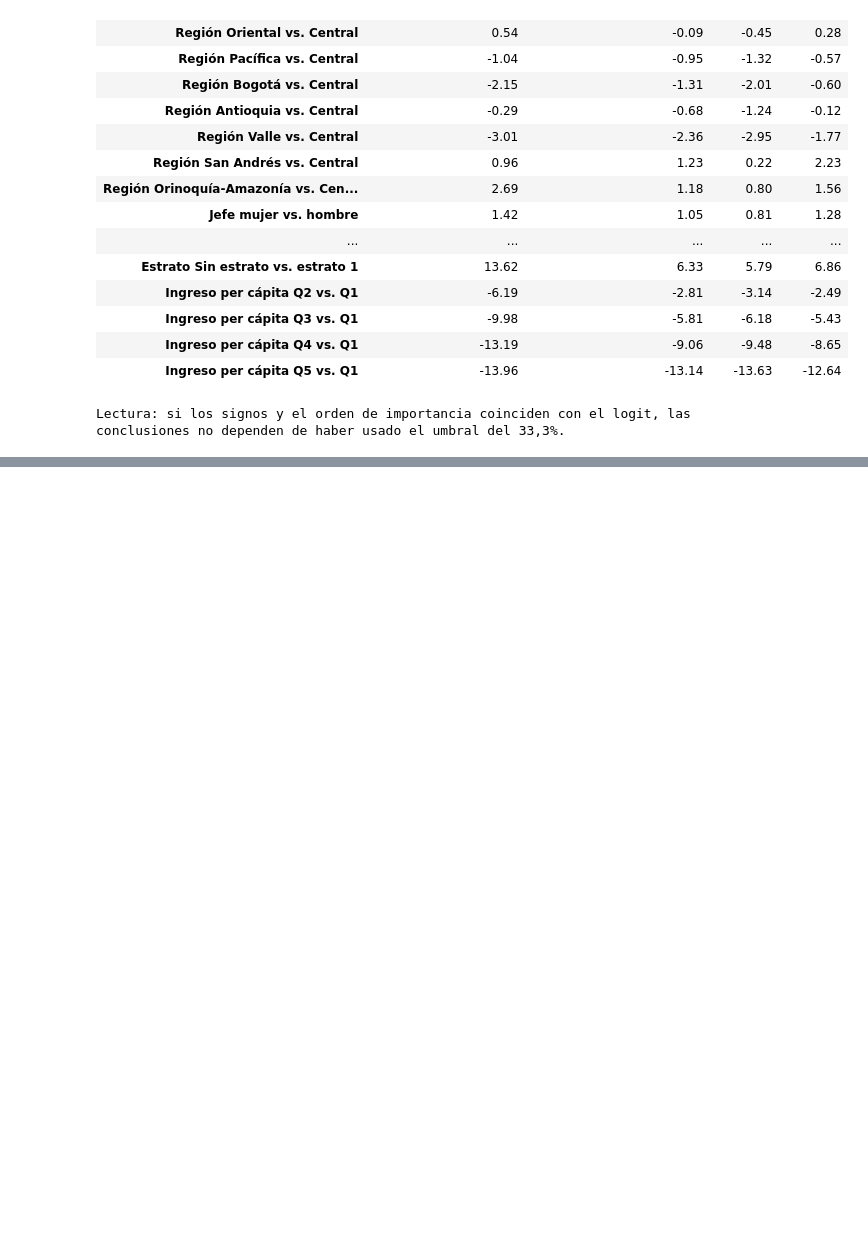
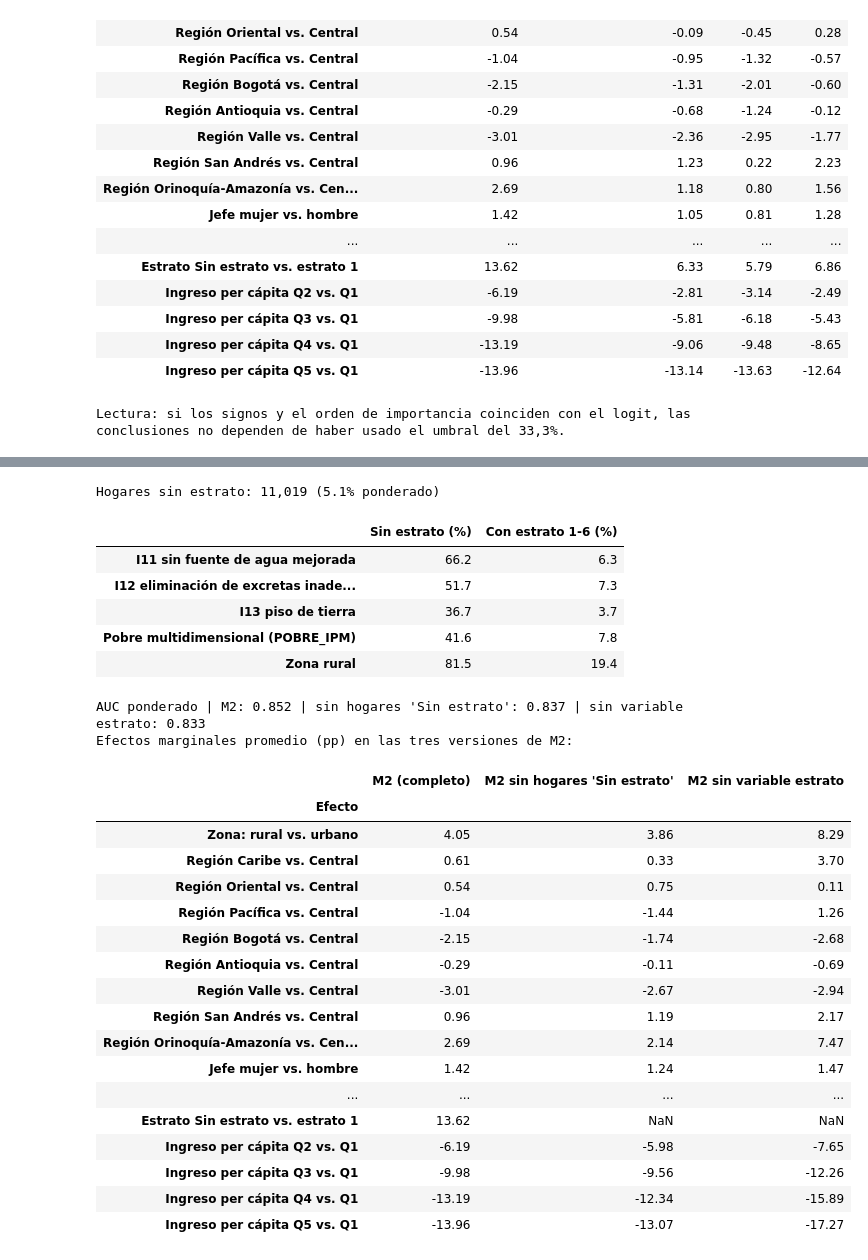
Before and after one commit to APES-M-JeissonS-JuanB/apes-pobreza-multidimensional-ecv2023, a Jupyter notebook: notebooks/APES_Entrega_Final.ipynb, the cells around one changed output, grey strips where cells are left out. Cells and saved outputs as stored; diff of their text form; code cells hidden in the pictures; blank space fills up the shorter version.

Commit message:
Completar entrega final: interpretación, robustez y evaluación del modelo

```diff
--- a/notebooks/APES_Entrega_Final.ipynb
+++ b/notebooks/APES_Entrega_Final.ipynb
@@ -1681,0 +1755,62 @@ Lectura: si los signos y el orden de importancia coinciden con el logit, las con
+# %%
+# 9.8 ROBUSTEZ: ¿EL ESTRATO ES UNA VARIABLE REALMENTE EXTERNA AL IPM?
+# Qué hace: (a) compara a los hogares sin estrato con los demás en los indicadores de servicios del IPM;
+#           (b) reajusta M2 sin esos hogares y sin la variable de estrato, y compara los efectos marginales.
+# Por qué: el estrato se asigna en la factura de energía. Un hogar sin estrato casi siempre carece de servicios
+#          públicos, y eso ya lo miden I11 (agua) e I12 (excretas). Si es así, ese efecto es en parte mecánico.
+sin = D["ESTRATO_CAT"] == "Sin estrato"
+def pct(m, c):
+    return 100 * np.average(c[m] if isinstance(c, pd.Series) else D.loc[m, c], weights=D.loc[m, "FEX_C"])
+filas_perfil = {"I11 sin fuente de agua mejorada": "I11_agua", "I12 eliminación de excretas inadecuada": "I12_excretas",
+                "I13 piso de tierra": "I13_pisos", "Pobre multidimensional (POBRE_IPM)": "POBRE_IPM"}
+perfil = pd.DataFrame({"Sin estrato (%)": [pct(sin, c) for c in filas_perfil.values()],
+                       "Con estrato 1-6 (%)": [pct(~sin, c) for c in filas_perfil.values()]}, index=list(filas_perfil))
+rural = (D["CLASE"] != 1).astype(int)
+perfil.loc["Zona rural"] = [pct(sin, rural), pct(~sin, rural)]
+print(f"Hogares sin estrato: {sin.sum():,} ({100*np.average(sin, weights=D['FEX_C']):.1f}% ponderado)")
+display(perfil.round(1))
+
+# (b) Dos reajustes de M2: (i) solo hogares con estrato 1-6; (ii) toda la muestra pero sin la variable de estrato.
+BASE_NOEST = BASE.replace(" + C(ESTRATO_CAT, Treatment(reference='1'))", "")
+D_con = D[~sin].copy()
+M2_con   = svy_glm("POBRE_IPM ~ " + BASE + ING, D_con)
+M2_noest = svy_glm("POBRE_IPM ~ " + BASE_NOEST + ING, D)
+A2_con   = tabla_ame(M2_con, D_con, con_ingreso=True)
+A2_noest = tabla_ame(M2_noest, D, con_ingreso=True)
+A2_noest = A2_noest[~A2_noest.index.str.startswith("Estrato")]      # el estrato no está en este modelo
+rob = (A2[["pp"]].rename(columns={"pp": "M2 (completo)"})
+       .join(A2_con[["pp"]].rename(columns={"pp": "M2 sin hogares 'Sin estrato'"}))
+       .join(A2_noest[["pp"]].rename(columns={"pp": "M2 sin variable estrato"})))
+auc = lambda r: roc_auc_score(r.y, r.mu, sample_weight=r.w)
+print(f"AUC ponderado | M2: {AUC2:.3f} | sin hogares 'Sin estrato': {auc(M2_con):.3f} | sin variable estrato: {auc(M2_noest):.3f}")
+print("Efectos marginales promedio (pp) en las tres versiones de M2:")
+display(rob.round(2))
+rob.to_csv(os.path.join(TABLAS, "09_robustez_estrato.csv")); perfil.to_csv(os.path.join(TABLAS, "09_perfil_sin_estrato.csv"))
+# %% [output]
+Hogares sin estrato: 11,019 (5.1% ponderado)
+|  | Sin estrato (%) | Con estrato 1-6 (%) |
+| I11 sin fuente de agua mejorada | 66.2 | 6.3 |
+| I12 eliminación de excretas inade... | 51.7 | 7.3 |
+| I13 piso de tierra | 36.7 | 3.7 |
+| Pobre multidimensional (POBRE_IPM) | 41.6 | 7.8 |
+| Zona rural | 81.5 | 19.4 |
+AUC ponderado | M2: 0.852 | sin hogares 'Sin estrato': 0.837 | sin variable estrato: 0.833
+Efectos marginales promedio (pp) en las tres versiones de M2:
+|  | M2 (completo) | M2 sin hogares 'Sin estrato' | M2 sin variable estrato |
+| Efecto |  |  |  |
+| Zona: rural vs. urbano | 4.05 | 3.86 | 8.29 |
+| Región Caribe vs. Central | 0.61 | 0.33 | 3.70 |
+| Región Oriental vs. Central | 0.54 | 0.75 | 0.11 |
+| Región Pacífica vs. Central | -1.04 | -1.44 | 1.26 |
+| Región Bogotá vs. Central | -2.15 | -1.74 | -2.68 |
+| Región Antioquia vs. Central | -0.29 | -0.11 | -0.69 |
+| Región Valle vs. Central | -3.01 | -2.67 | -2.94 |
+| Región San Andrés vs. Central | 0.96 | 1.19 | 2.17 |
+| Región Orinoquía-Amazonía vs. Cen... | 2.69 | 2.14 | 7.47 |
+| Jefe mujer vs. hombre | 1.42 | 1.24 | 1.47 |
+| ... | ... | ... | ... |
+| Estrato Sin estrato vs. estrato 1 | 13.62 | NaN | NaN |
+| Ingreso per cápita Q2 vs. Q1 | -6.19 | -5.98 | -7.65 |
+| Ingreso per cápita Q3 vs. Q1 | -9.98 | -9.56 | -12.26 |
+| Ingreso per cápita Q4 vs. Q1 | -13.19 | -12.34 | -15.89 |
+| Ingreso per cápita Q5 vs. Q1 | -13.96 | -13.07 | -17.27 |
```
Also changed, not shown: parts of 28 cells of this notebook, 17 other files.
